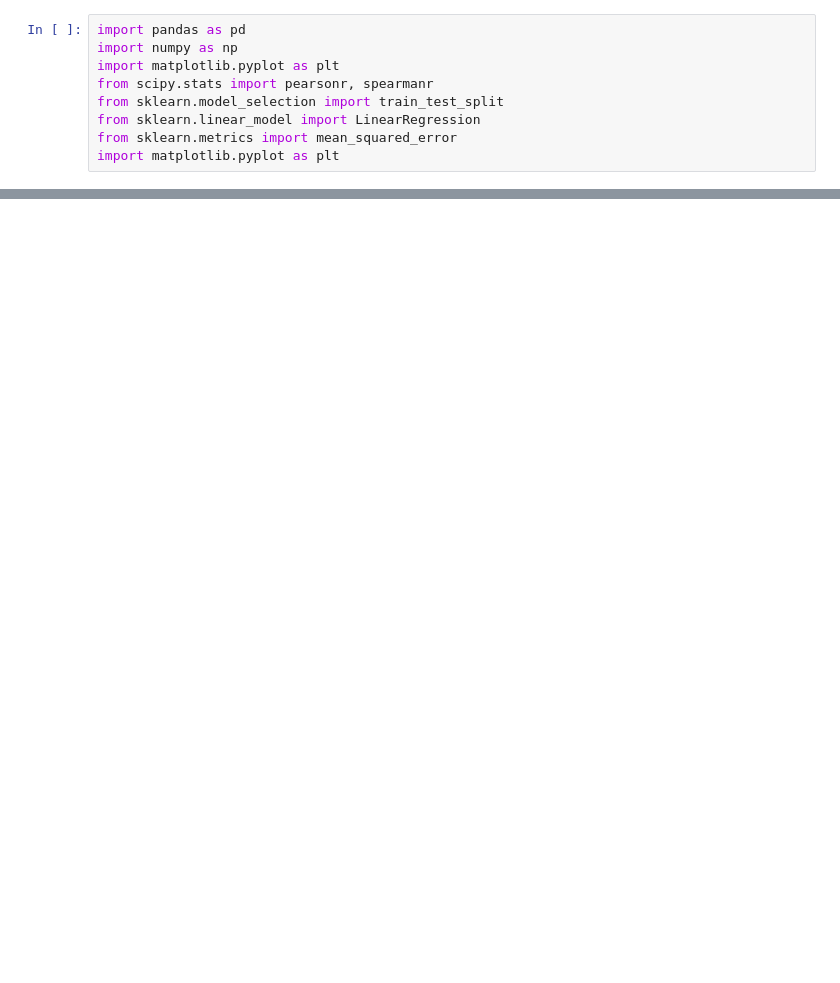
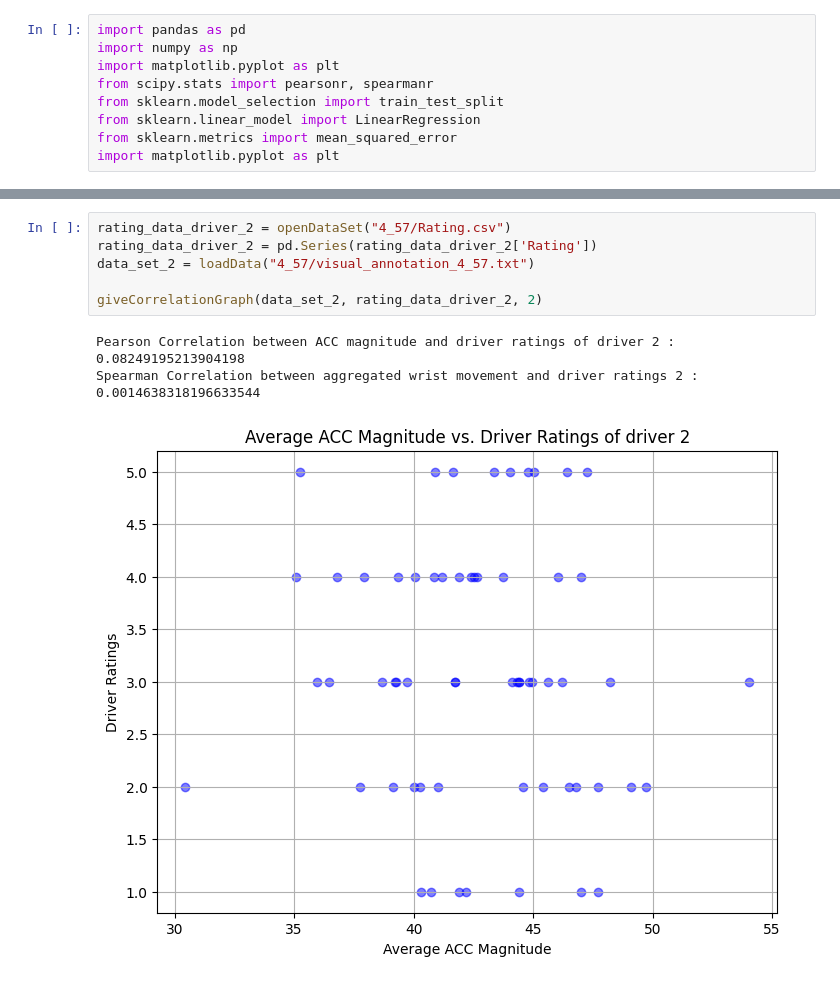
Before and after one commit to YamanSahu/MTP-Work, a Jupyter notebook: post_analysis.ipynb, the cells around one changed output, grey strips where cells are left out. Saved outputs shown, nothing was run; the diff lists cells and outputs as text; blank space fills up the shorter version.

```diff
--- a/post_analysis.ipynb
+++ b/post_analysis.ipynb
@@ -38,0 +141,10 @@ def loadData(data_set = None):
+# %%
+rating_data_driver_2 = openDataSet("4_57/Rating.csv")
+rating_data_driver_2 = pd.Series(rating_data_driver_2['Rating'])
+data_set_2 = loadData("4_57/visual_annotation_4_57.txt")
+
+giveCorrelationGraph(data_set_2, rating_data_driver_2, 2)
+# %% [output]
+Pearson Correlation between ACC magnitude and driver ratings of driver 2 :  0.08249195213904198
+Spearman Correlation between aggregated wrist movement and driver ratings 2 :  0.0014638318196633544
+[figure, added]
```
Also changed, not shown: parts of 15 cells of this notebook, 4 other files.
